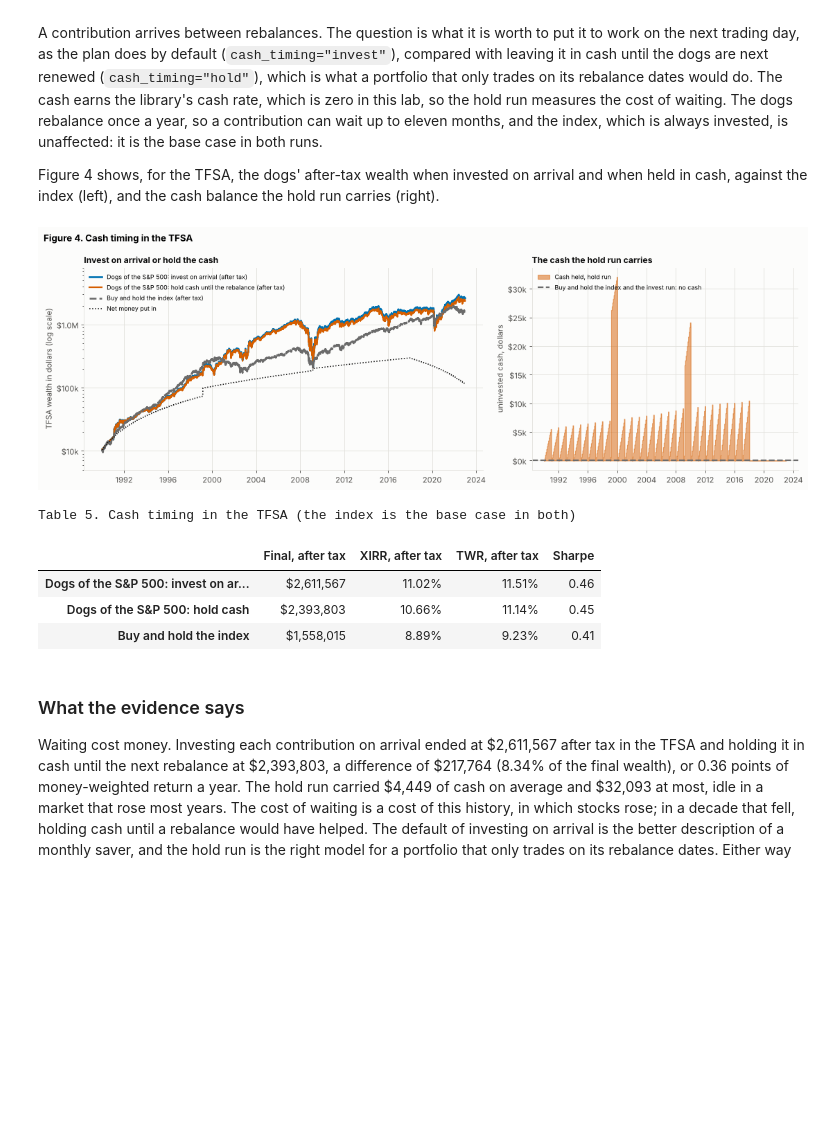
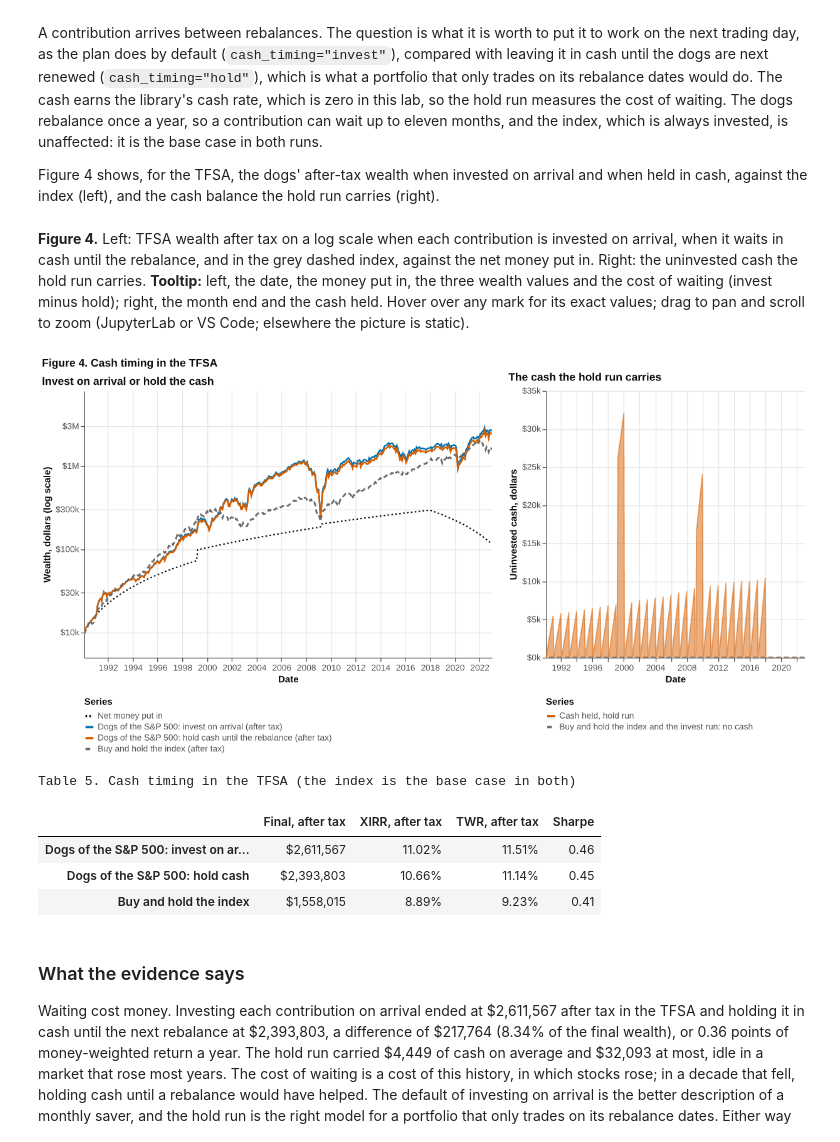
Before and after one commit to bgue/datasharing, a Jupyter notebook: screenlab/notebooks/plan_dca.ipynb, the cells around one changed output. Saved outputs shown, nothing was run; the diff lists cells and outputs as text; code cells hidden in the pictures; blank space fills up the shorter version.

```diff
--- a/screenlab/notebooks/plan_dca.ipynb
+++ b/screenlab/notebooks/plan_dca.ipynb
@@ -12,7 +12,7 @@ from pathlib import Path
 warnings.filterwarnings("ignore")
 import numpy as np
 import pandas as pd
-import matplotlib.pyplot as plt
+import altair as alt
 from IPython.display import display, Markdown
 
 try:
@@ -24,14 +24,12 @@ from screenlab import Lab
 from screenlab.plan import CashFlow
 from screenlab.realdata import sp500_panel
 from screenlab.taxes import CanadianTax, TaxConfig
-from screenlab.research import plan_plots as pp
+from screenlab.research import plan_charts as pch      # interactive Altair / Vega-Lite charts, with tooltips
 from screenlab.research import tax_plots as tp
 
 if not sp500_panel.available():
     raise RuntimeError("The S&P 500 panel is not on this machine: run `make data-panel` once (local use only), then run this notebook again.")
 
-%matplotlib inline
-plt.rcParams["figure.dpi"] = 80
 ACCOUNTS = ["tfsa", "rrsp", "taxable"]
 NAME = tp.ACCOUNT_NAME                    # tfsa -> TFSA, rrsp -> RRSP, taxable -> Taxable
 STRAT = "dogs"
@@ -42,8 +40,11 @@ GOAL = 1_500_000                          # nominal dollars, after tax
 N_PATHS = 500
 WINDFALLS = [CashFlow("1999-03-01", 25_000, "windfall 1999"), CashFlow("2009-03-01", 15_000, "windfall 2009")]
 
-def show(fig):
-    display(fig); plt.close(fig)
+def show(chart):                          # interactive in JupyterLab / VS Code, the same chart as a picture elsewhere
+    pch.show(chart)
+
+def panels(charts, title, shared=False, columns=None):     # charts side by side under one figure title
+    return pch.compose(charts, title, columns=columns, shared_legend=shared)
 
 def say(text):                            # a paragraph written from the run's own numbers, so it cannot drift from them
     display(Markdown(text))
@@ -351,38 +293,23 @@ The risk side is where the dogs pay. Their beta is 1.06, so the market explains
 A contribution arrives between rebalances. The question is what it is worth to put it to work on the next trading day, as the plan does by default (`cash_timing="invest"`), compared with leaving it in cash until the dogs are next renewed (`cash_timing="hold"`), which is what a portfolio that only trades on its rebalance dates would do. The cash earns the library's cash rate, which is zero in this lab, so the hold run measures the cost of waiting. The dogs rebalance once a year, so a contribution can wait up to eleven months, and the index, which is always invested, is unaffected: it is the base case in both runs.
 
 Figure 4 shows, for the TFSA, the dogs' after-tax wealth when invested on arrival and when held in cash, against the index (left), and the cash balance the hold run carries (right).
+# %% [markdown]
+**Figure 4.** Left: TFSA wealth after tax on a log scale when each contribution is invested on arrival, when it waits in cash until the rebalance, and in the grey dashed index, against the net money put in. Right: the uninvested cash the hold run carries. **Tooltip:** left, the date, the money put in, the three wealth values and the cost of waiting (invest minus hold); right, the month end and the cash held. Hover over any mark for its exact values; drag to pan and scroll to zoom (JupyterLab or VS Code; elsewhere the picture is static).
 # %%
 H = hold.series
-fig, axs = plt.subplots(1, 2, figsize=(14, 4.8), gridspec_kw={"width_ratios": [1.5, 1]})
-tp._ax(axs[0]); tp._ax(axs[1])
-axs[0].plot(S["tfsa"].index, S["tfsa"]["strategy_after_tax"], color=tp.PALETTE[0], lw=2.4, label=f"{DOGS_LABEL}: invest on arrival (after tax)")
-axs[0].plot(H.index, H["strategy_after_tax"], color=tp.PALETTE[1], lw=2.0, label=f"{DOGS_LABEL}: hold cash until the rebalance (after tax)")
-axs[0].plot(S["tfsa"].index, S["tfsa"]["index_after_tax"], color=tp.INDEX_COL, lw=2.4, ls="--", label=f"{INDEX_LABEL} (after tax)")
-axs[0].plot(S["tfsa"].index, S["tfsa"]["contributed"].clip(lower=1), color=tp.INK, lw=1.4, ls=":", label="Net money put in")
-axs[0].set_yscale("log"); axs[0].set_ylim(5_000, 8_000_000)
-axs[0].yaxis.set_major_formatter(lambda v, _: f"${v / 1e6:.1f}M" if v >= 1e6 else f"${v / 1e3:.0f}k")
-axs[0].set_ylabel("TFSA wealth in dollars (log scale)")
-axs[0].legend(fontsize=8, loc="upper left", frameon=False)
-axs[0].set_title("Invest on arrival or hold the cash", loc="left", fontsize=11, fontweight="bold", color=tp.INK)
-axs[1].fill_between(H.index, H["cash"], color=tp.PALETTE[1], alpha=0.5, label="Cash held, hold run")
-axs[1].axhline(0, color=tp.INDEX_COL, lw=2, ls="--", label=f"{INDEX_LABEL} and the invest run: no cash")
-axs[1].yaxis.set_major_formatter(lambda v, _: f"${v / 1e3:.0f}k")
-axs[1].set_ylabel("uninvested cash, dollars")
-axs[1].legend(fontsize=8, loc="upper left", frameon=False)
-axs[1].set_title("The cash the hold run carries", loc="left", fontsize=11, fontweight="bold", color=tp.INK)
-fig.suptitle("Figure 4. Cash timing in the TFSA", x=0.01, ha="left", fontsize=12, fontweight="bold")
-fig.tight_layout(); show(fig)
+show(pch.invest_vs_hold_chart(plans["tfsa"], hold, strategy_label=DOGS_LABEL, index_label=INDEX_LABEL,
+                              title="Figure 4. Cash timing in the TFSA", y_domain=(5_000, 8_000_000)))
 
 hm = hold.metrics
 t5 = pd.DataFrame({"Final, after tax": [m("tfsa", "strategy", "FinalAfterTax"), hm.loc["strategy", "FinalAfterTax"], m("tfsa", "index", "FinalAfterTax")],
                    "XIRR, after tax": [m("tfsa", "strategy", "XIRRAfterTax"), hm.loc["strategy", "XIRRAfterTax"], m("tfsa", "index", "XIRRAfterTax")],
                    "TWR, after tax": [m("tfsa", "strategy", "TWRAfterTax"), hm.loc["strategy", "TWRAfterTax"], m("tfsa", "index", "TWRAfterTax")],
                    "Sharpe": [m("tfsa", "strategy", "Sharpe"), hm.loc["strategy", "Sharpe"], m("tfsa", "index", "Sharpe")]},
                   index=[f"{DOGS_LABEL}: invest on arrival", f"{DOGS_LABEL}: hold cash", INDEX_LABEL])
 print("Table 5. Cash timing in the TFSA (the index is the base case in both)")
 t5.style.format({"Final, after tax": "${:,.0f}", "XIRR, after tax": "{:.2%}", "TWR, after tax": "{:.2%}", "Sharpe": "{:.2f}"})
 # %% [output]
-[figure, old version]
+[figure, new version]
 Table 5. Cash timing in the TFSA (the index is the base case in both)
 |  | Final, after tax | XIRR, after tax | TWR, after tax | Sharpe |
 | Dogs of the S&P 500: invest on ar... | $2,611,567 | 11.02% | 11.51% | 0.46 |
```
Also changed, not shown: parts of 16 cells of this notebook, 6 other files.
